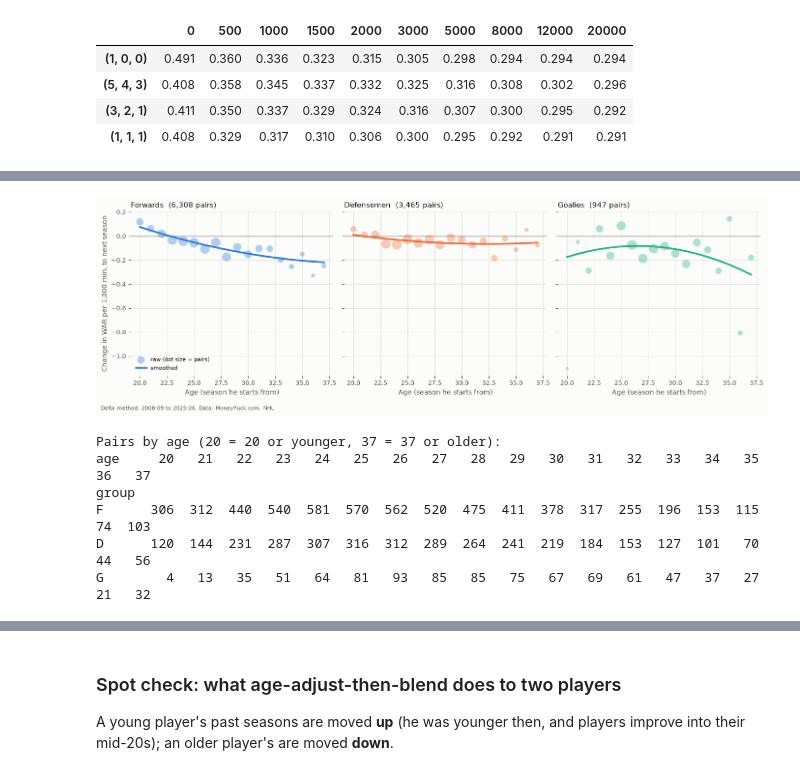
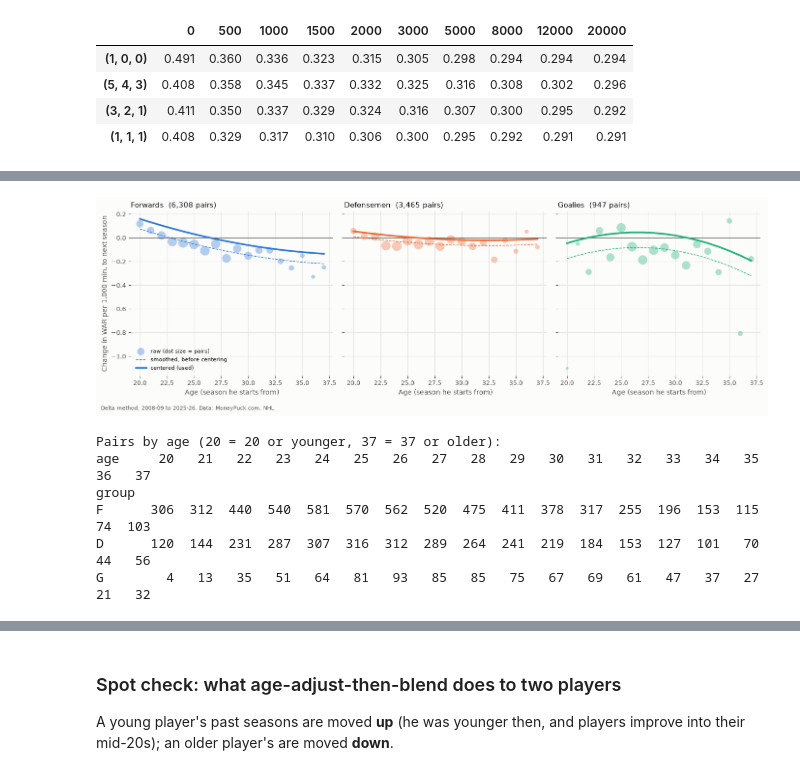
Before and after one commit to ryanc2525/hockey-war, a Jupyter notebook: notebooks/15_true_talent_and_aging.ipynb, the cells around one changed output, grey strips where cells are left out. Drawn from its saved outputs; the diff is of its cells as text; code cells hidden in the pictures.

Commit message:
Center aging curves (no league-wide drift); projections flag 2025-26 players

```diff
--- a/notebooks/15_true_talent_and_aging.ipynb
+++ b/notebooks/15_true_talent_and_aging.ipynb
@@ -198,35 +200,37 @@ Changes are shown in **WAR per 1,000 minutes** (a top-six forward or top-four de
 raw, curve = aging_curve(history, bios)
 pairs = aging_pairs(history, bios)
 PER_1000 = 1000 / 60                                      # WAR/60 -> WAR per 1,000 minutes
 NAMES = {"F": "Forwards", "D": "Defensemen", "G": "Goalies"}
 COLORS = {"F": "#2a78d6", "D": "#eb6834", "G": "#1baf7a"}
 SURFACE, INK, MUTED, GRID = "#fcfcfb", "#0b0b0b", "#52514e", "#e6e5e1"
 
 fig, axes = plt.subplots(1, 3, figsize=(14, 4.5), facecolor=SURFACE, sharey=True)
 for ax, g in zip(axes, ["F", "D", "G"]):
     rg, cg = raw[raw["group"] == g], curve[curve["group"] == g]
     ax.set_facecolor(SURFACE)
     ax.axhline(0, color=MUTED, linewidth=0.8)
     ax.scatter(rg["age"], rg["delta"] * PER_1000, s=rg["pairs"] / rg["pairs"].max() * 200 + 10,
                color=COLORS[g], alpha=0.35, edgecolor="none", label="raw (dot size = pairs)")
-    ax.plot(cg["age"], cg["delta"] * PER_1000, color=COLORS[g], linewidth=2.5, label="smoothed")
+    ax.plot(cg["age"], cg["delta_uncentered"] * PER_1000, color=COLORS[g], linewidth=1, linestyle="--",
+            label="smoothed, before centering")
+    ax.plot(cg["age"], cg["delta"] * PER_1000, color=COLORS[g], linewidth=2.5, label="centered (used)")
     ax.set_title(f"{NAMES[g]}  ({(pairs['group'] == g).sum():,} pairs)", loc="left", color=INK, fontsize=11)
     ax.set_xlabel("Age (season he starts from)", color=MUTED)
     ax.grid(color=GRID, linewidth=0.8)
     ax.set_axisbelow(True)
     ax.tick_params(colors=MUTED, labelsize=9)
     for spine in ax.spines.values():
         spine.set_visible(False)
 axes[0].set_ylabel("Change in WAR per 1,000 min, to next season", color=MUTED)
 axes[0].legend(frameon=False, fontsize=8, loc="lower left")
 fig.text(0.01, 0.01, "Delta method, 2008-09 to 2025-26. Data: MoneyPuck.com, NHL.", fontsize=8, color=MUTED)
 plt.tight_layout(rect=(0, 0.04, 1, 1))
 plt.show()
 
 print("Pairs by age (20 = 20 or younger, 37 = 37 or older):")
 print(raw.pivot(index="group", columns="age", values="pairs").reindex(["F", "D", "G"]).fillna(0).astype(int).to_string())
 # %% [output]
-[figure, old version]
+[figure, new version]
 Pairs by age (20 = 20 or younger, 37 = 37 or older):
 age     20   21   22   23   24   25   26   27   28   29   30   31   32   33   34   35  36   37
 group
```
Also changed, not shown: parts of 12 cells of this notebook, 2 other files.
